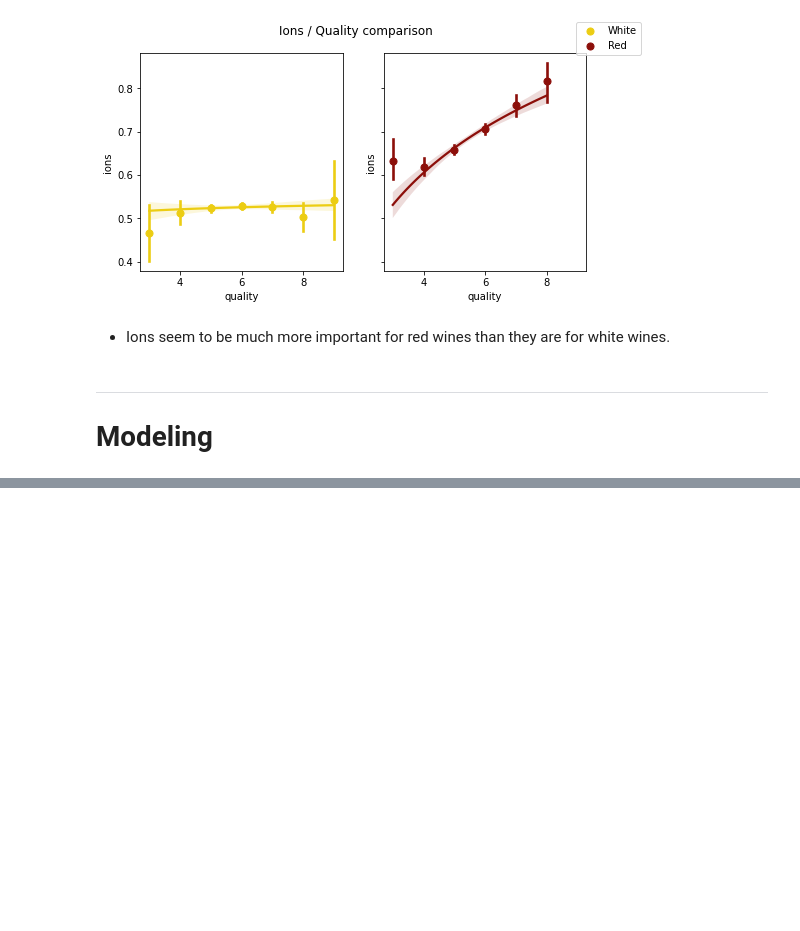
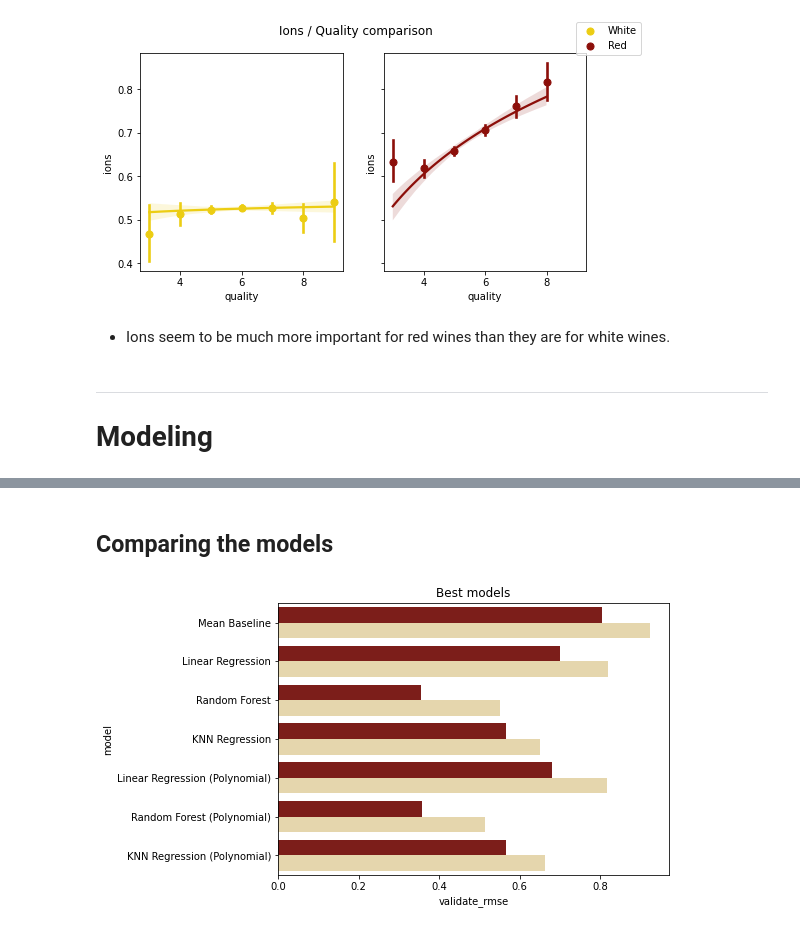
Before and after one commit to MrEnigmamgine/jtl_wine_quality, a Jupyter notebook: Final Report.ipynb, the cells around one changed output, grey strips where cells are left out. Saved outputs shown, nothing was run; the diff lists cells and outputs as text; code cells hidden in the pictures; blank space fills up the shorter version.

Commit message:
modeling 1st draft on final nb

```diff
--- a/Final Report.ipynb
+++ b/Final Report.ipynb
@@ -452,0 +604,27 @@ i += 1
+# %%
+# Collect scores for white models
+scores = {}
+for name, model in white_models.items():
+    tp = model.predict(w_xt)
+    vp = model.predict(w_xv)
+    scores[f'{name}'] = {
+        'type' : 'white',
+        'train_rmse' : mean_squared_error(w_yt, tp, squared=False),
+        'validate_rmse' : mean_squared_error(w_yv, vp, squared=False),
+        'tp': tp,
+        'vp': vp
+    }
+
+for name, model in white_poly_models.items():
+    tp = model.predict(w_xt_poly)
+    vp = model.predict(w_xv_poly)
+    scores[f'{name} (Polynomial)'] = {
+        'type' : 'white',
+        'train_rmse' : mean_squared_error(w_yt, tp, squared=False),
+        'validate_rmse' : mean_squared_error(w_yv, vp, squared=False),
+        'tp': tp,
+        'vp': vp
+    }
+
+# Store them in a dataframe
+temp = pd.DataFrame.from_dict(scores, orient='index')
@@ -452,0 +642,16 @@ i += 1
+# %% [markdown]
+## Comparing the models
+# %%
+# Concatonate scores into same dataframe
+scores_df = pd.concat([scores_df, temp])
+scores_df = scores_df.reset_index().rename(columns={'index': 'model'})
+# %%
+
+# And plot
+plt.figure(figsize=[7,5])
+ax = sns.barplot(data=scores_df, y='model', x='validate_rmse', hue='type', palette=wine_palette_r)
+ax.get_legend().remove()
+plt.title('Best models')
+plt.show()
+# %% [output]
+[figure, added]
```
Also changed, not shown: parts of 17 cells of this notebook, 2 other files.
